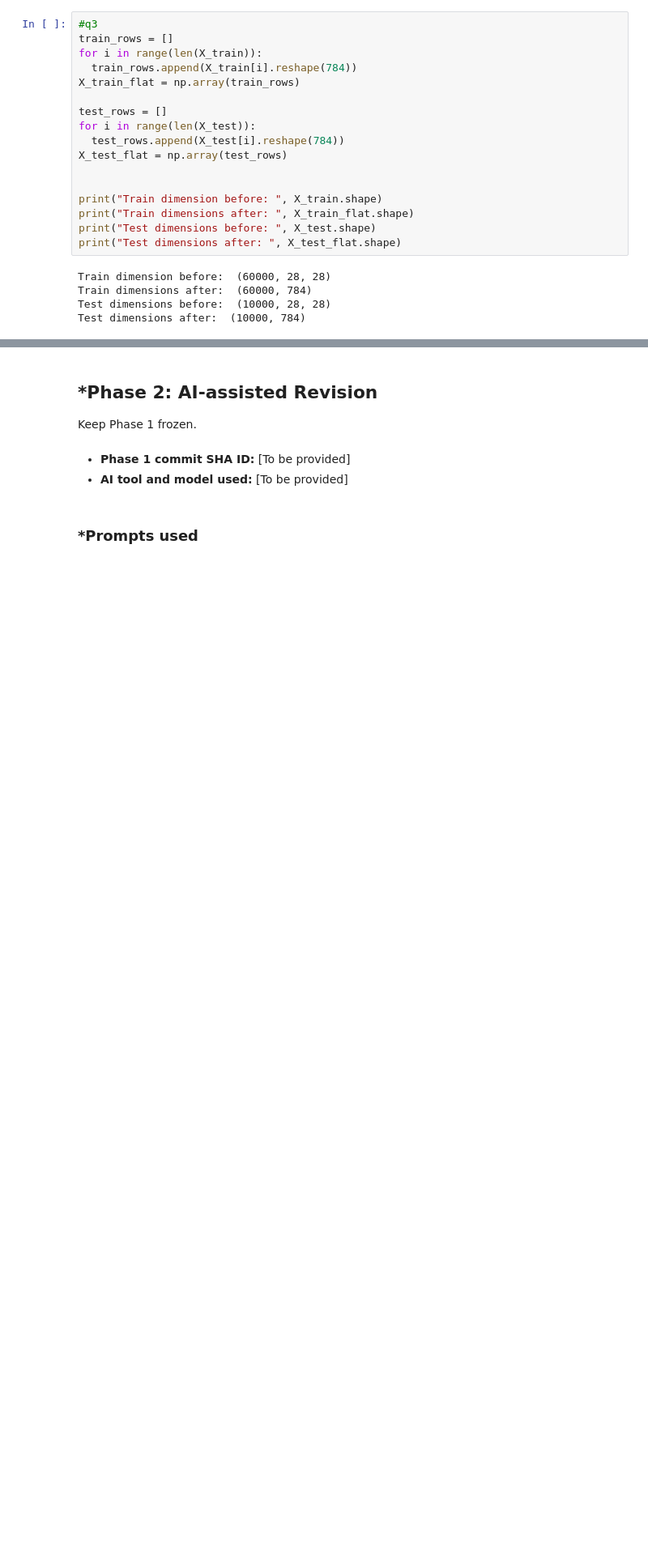
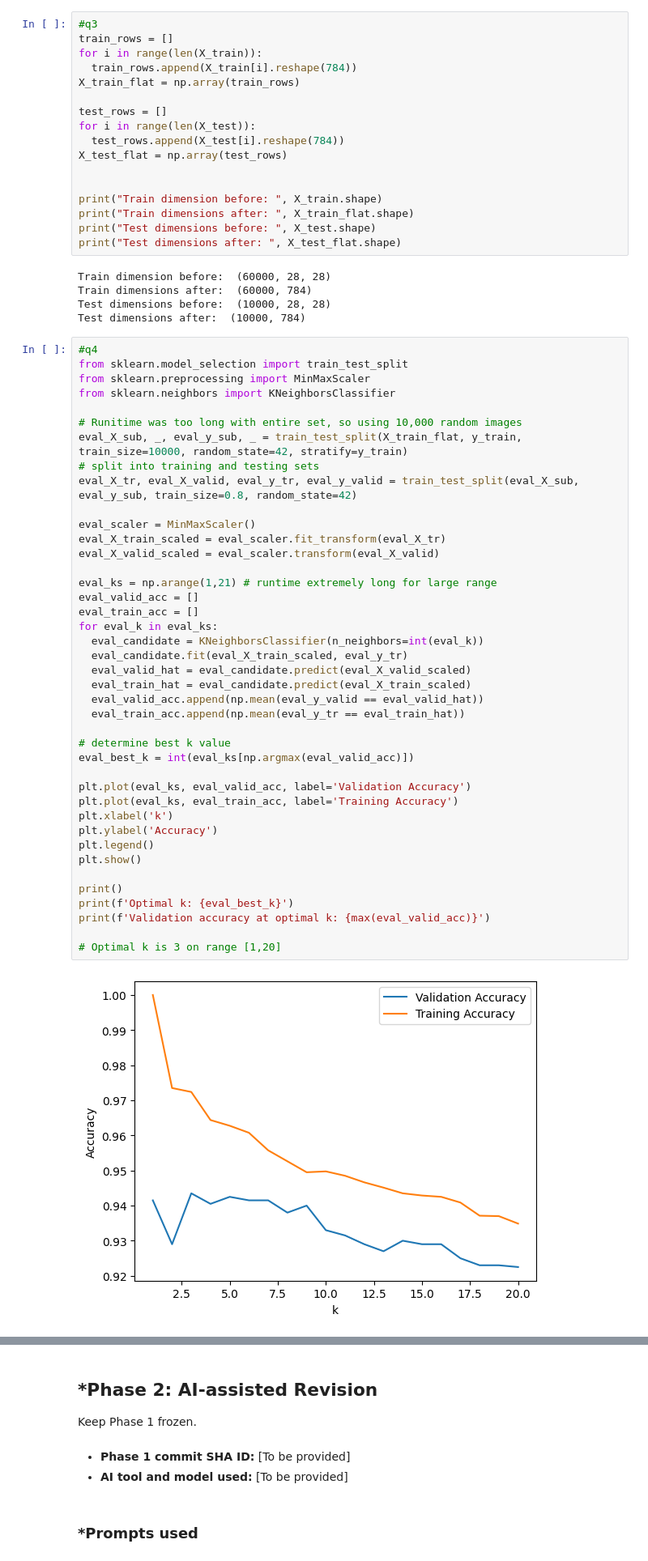
Before and after one commit to ja2faded/L01-cv, a Jupyter notebook: L1Group3.ipynb, the cells around one changed output, grey strips where cells are left out. Shown at 81% size. Drawn from its saved outputs; the diff is of its cells as text; blank space fills up the shorter version.

```diff
--- a/L1Group3.ipynb
+++ b/L1Group3.ipynb
@@ -188,3 +188,46 @@ Train dimension before:  (60000, 28, 28)
 Train dimensions after:  (60000, 784)
 Test dimensions before:  (10000, 28, 28)
 Test dimensions after:  (10000, 784)
+# %%
+#q4
+from sklearn.model_selection import train_test_split
+from sklearn.preprocessing import MinMaxScaler
+from sklearn.neighbors import KNeighborsClassifier
+
+# Runitime was too long with entire set, so using 10,000 random images
+eval_X_sub, _, eval_y_sub, _ = train_test_split(X_train_flat, y_train, train_size=10000, random_state=42, stratify=y_train)
+# split into training and testing sets
+eval_X_tr, eval_X_valid, eval_y_tr, eval_y_valid = train_test_split(eval_X_sub, eval_y_sub, train_size=0.8, random_state=42)
+
+eval_scaler = MinMaxScaler()
+eval_X_train_scaled = eval_scaler.fit_transform(eval_X_tr)
+eval_X_valid_scaled = eval_scaler.transform(eval_X_valid)
+
+eval_ks = np.arange(1,21) # runtime extremely long for large range
+eval_valid_acc = []
+eval_train_acc = []
+for eval_k in eval_ks:
+  eval_candidate = KNeighborsClassifier(n_neighbors=int(eval_k))
+  eval_candidate.fit(eval_X_train_scaled, eval_y_tr)
+  eval_valid_hat = eval_candidate.predict(eval_X_valid_scaled)
+  eval_train_hat = eval_candidate.predict(eval_X_train_scaled)
+  eval_valid_acc.append(np.mean(eval_y_valid == eval_valid_hat))
+  eval_train_acc.append(np.mean(eval_y_tr == eval_train_hat))
+
+# determine best k value
+eval_best_k = int(eval_ks[np.argmax(eval_valid_acc)])
+
+plt.plot(eval_ks, eval_valid_acc, label='Validation Accuracy')
+plt.plot(eval_ks, eval_train_acc, label='Training Accuracy')
+plt.xlabel('k')
+plt.ylabel('Accuracy')
+plt.legend()
+plt.show()
+
+print()
+print(f'Optimal k: {eval_best_k}')
+print(f'Validation accuracy at optimal k: {max(eval_valid_acc)}')
+
+# Optimal k is 3 on range [1,20]
+# %% [output]
+[figure, added]
```
Also changed, not shown: parts of 1 cell of this notebook.
